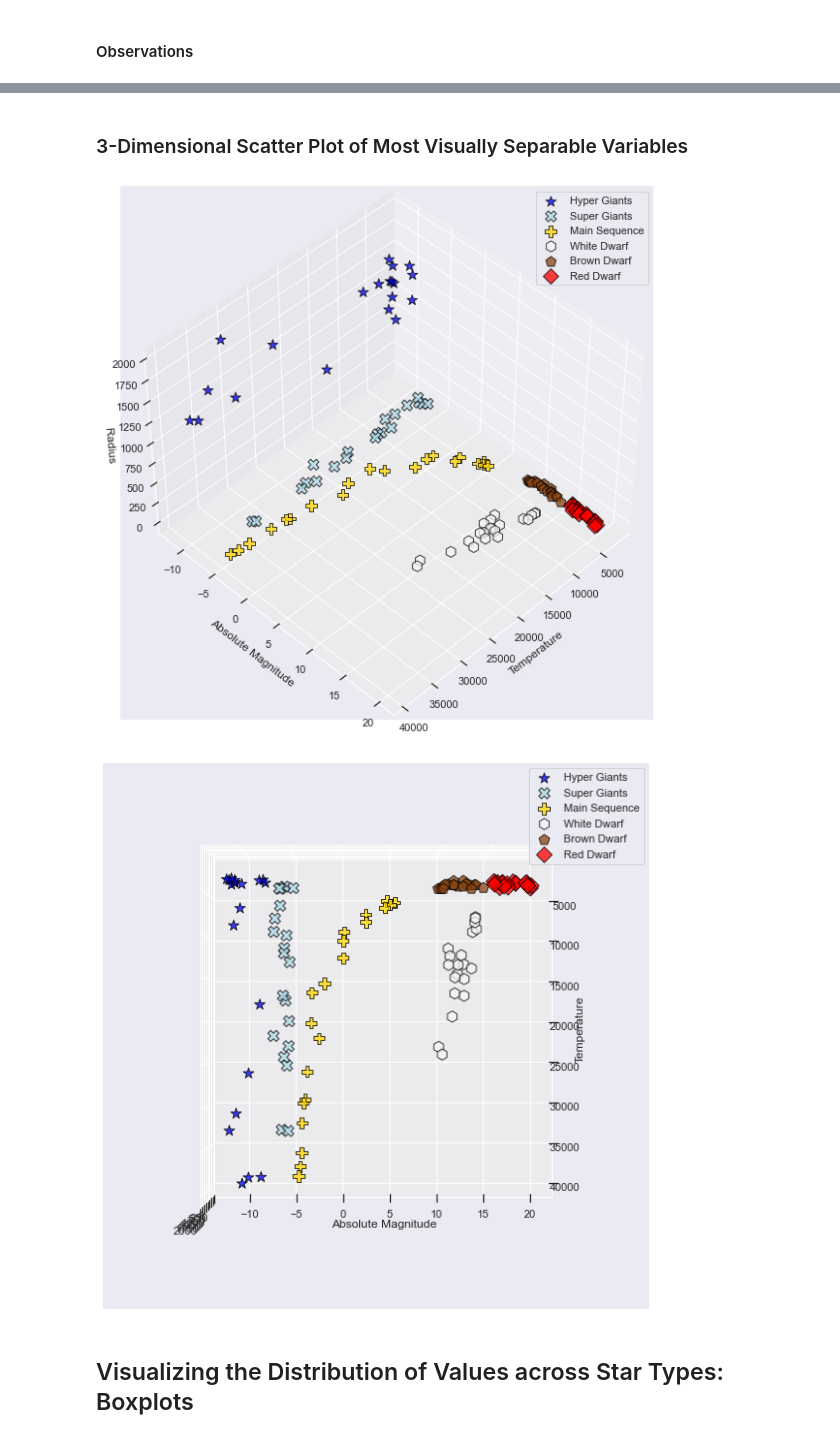
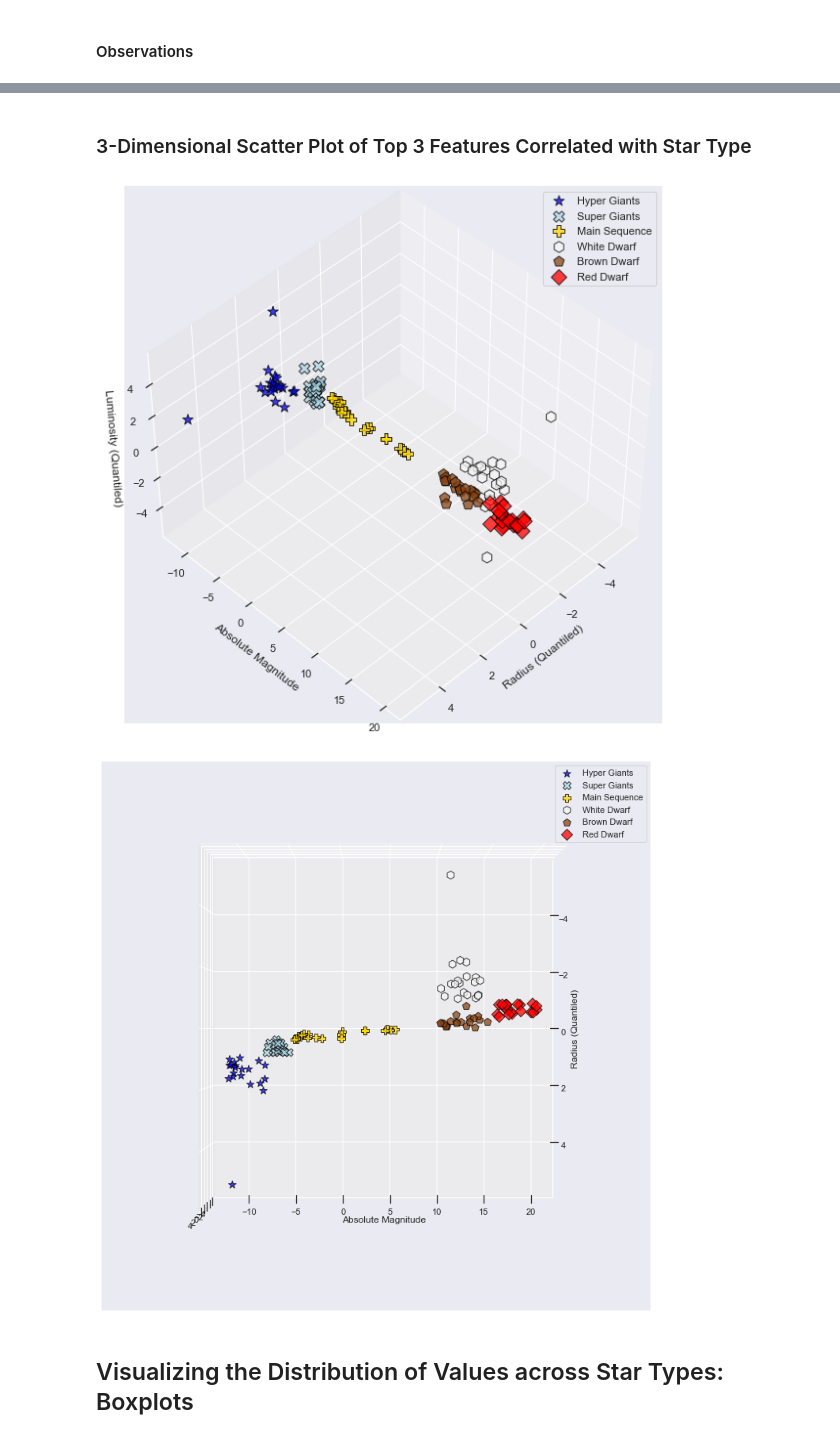
Before and after one commit to Promeos/Stellar_Classification, a Jupyter notebook: Final-Report.ipynb, the cells around one changed output, grey strips where cells are left out. Saved outputs shown, nothing was run; the diff lists cells and outputs as text; code cells hidden in the pictures.

```diff
--- a/Final-Report.ipynb
+++ b/Final-Report.ipynb
@@ -234,3 +272,7 @@ Name: star_type, dtype: int64
+# %%
+train = train[arranged_cols]
+validate = validate[arranged_cols]
+test = test[arranged_cols]
 # %% [markdown]
 # Explore the stars: Exploration
 # %%
@@ -269,0 +305,9 @@ plt.tight_layout();
+# %%
+sns.set_context('notebook')
+
+sns.pairplot(data=train,
+             vars=quantile_cols + cols_to_scale,
+             hue='star_type_name',
+             palette='Set1',
+             corner=True)
+plt.show()
@@ -270,5 +316,5 @@ plt.tight_layout();
 # %% [markdown]
-### 3-Dimensional Scatter Plot of Most Visually Separable Variables
+### 3-Dimensional Scatter Plot of Top 3 Features Correlated with Star Type
 # %%
 star_names = ['Hyper Giants', 'Super Giants', 'Main Sequence', 'White Dwarf', 'Brown Dwarf', 'Red Dwarf']
 markers = ['*','X','P','h','p','D']
@@ -276,61 +322,62 @@ marker_color = ['blue', 'lightblue', 'gold', 'whitesmoke', 'saddlebrown', 'red']
 # %%
 sns.set_context('notebook')
 
-fig = plt.figure(figsize=(8,8))
+fig = plt.figure(figsize=(12,8))
 ax = fig.add_subplot(projection='3d')
 
 
 for star, marker, color in zip(star_names, markers, marker_color):
     temp = train.loc[train['star_type_name'] == star]
 
-    ax.scatter(xs=temp["temperature"],
+    ax.scatter(xs=temp["quantiled_radius"],
                ys=temp["absolute_magnitude"],
-               zs=temp["radius"],
+               zs=temp["quantiled_luminosity"],
                c=color,
                s=125,
                alpha=.75,
                marker=marker,
                ec='black')
 
-ax.set_xlabel('Temperature')
+ax.set_xlabel('Radius (Quantiled)')
 ax.set_ylabel('Absolute Magnitude')
-ax.set_zlabel('Radius')
+ax.set_zlabel('Luminosity (Quantiled)')
 ax.view_init(45,45)
 
+plt.title('')
 plt.legend(star_names)
 plt.tight_layout()
 plt.show()
 # %% [output]
-[figure, old version]
+[figure, new version]
 # %%
 sns.set_context('notebook')
 
-fig = plt.figure(figsize=(8,8))
+fig = plt.figure(figsize=(10,10))
 ax = fig.add_subplot(projection='3d')
 
 
 for star, marker, color in zip(star_names, markers, marker_color):
     temp = train.loc[train['star_type_name'] == star]
 
-    ax.scatter(xs=temp["temperature"],
+    ax.scatter(xs=temp["quantiled_radius"],
                ys=temp["absolute_magnitude"],
-               zs=temp["radius"],
+               zs=temp["quantiled_luminosity"],
                c=color,
-               s=125,
+               s=100,
                alpha=.75,
                marker=marker,
                ec='black')
 
-ax.set_xlabel('Temperature')
+ax.set_xlabel('Radius (Quantiled)')
 ax.set_ylabel('Absolute Magnitude')
 ax.set_zlabel('')
 ax.view_init(90,0)
 
 plt.legend(star_names)
 plt.tight_layout()
 plt.show()
 # %% [output]
-[figure, old version]
+[figure, new version]
 # %% [markdown]
 ## Visualizing the Distribution of Values across Star Types: Boxplots
 # %%
```
Also changed, not shown: parts of 29 cells of this notebook.
